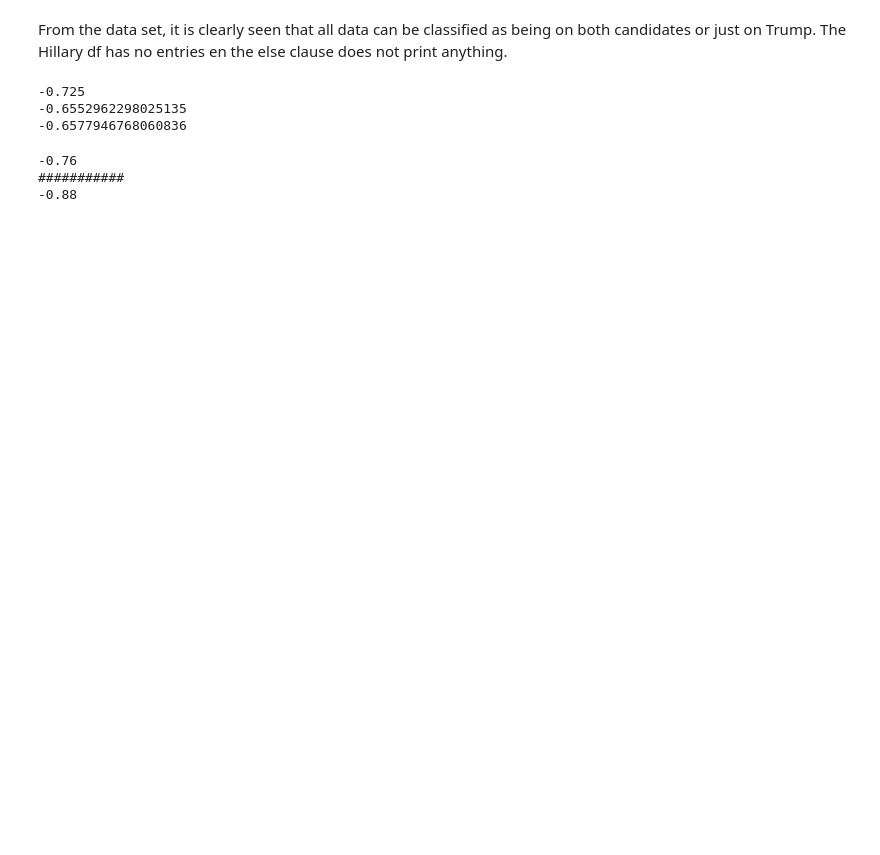
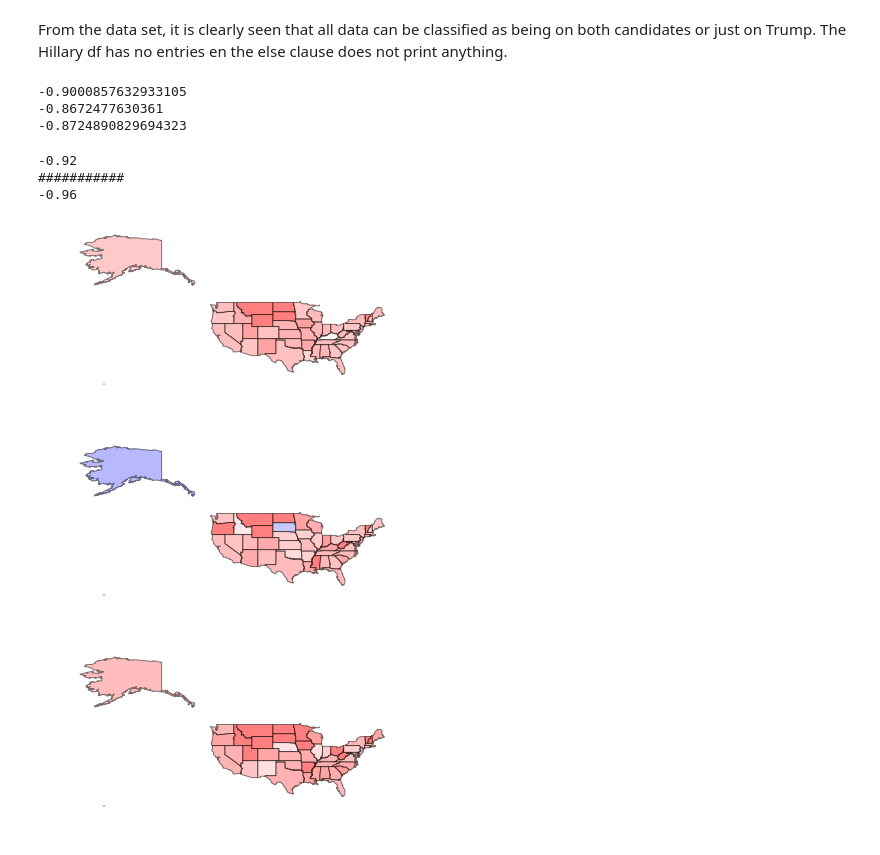
Before and after one commit to corne12345/FoDS1, a Jupyter notebook: Untitled.ipynb, the cells around one changed output. Saved outputs shown, nothing was run; the diff lists cells and outputs as text; code cells hidden in the pictures; blank space fills up the shorter version.

```diff
--- a/Untitled.ipynb
+++ b/Untitled.ipynb
@@ -136,5 +136,5 @@ def classifier_training(file):
 
     return classifier
 # %%
-classifier = classifier_training('sentiment.csv')
+classifier = classifier_training('sentiment_2.csv')
 # %% [output]
@@ -244,11 +232,11 @@ def candidates_to_states(df, transformation_dict = transform_dict):
 
 def score_per_state(dict_with_dfs):
     score_dict = {}
-    for key, values in temp.items():
-        score_dict[key] = score_per_selection(temp[key])
+    for key, values in dict_with_dfs.items():
+        score_dict[key] = score_per_selection(dict_with_dfs[key])
     return score_dict
 # %%
-df = loadTweets(length=5000)
+df = loadTweets(length=50000)
 both, trump, hillary = tweets_to_candidates(df)
 print(both.shape, trump.shape, hillary.shape)
 # %% [output]
@@ -262,9 +270,9 @@ print(score_per_selection(both))
 print(score_per_selection(trump))
 print(score_per_selection(hillary))
 # %% [output]
--0.725
--0.6552962298025135
--0.6577946768060836
+-0.9000857632933105
+-0.8672477630361
+-0.8724890829694323
 # %%
 trump_per_state = score_per_state(candidates_to_states(trump))
 hillary_per_state = score_per_state(candidates_to_states(hillary))
@@ -277,9 +285,9 @@ print('###########')
 hillary_test = candidates_to_states(hillary)['NY'].head(50)
 print(score_per_selection(hillary_test))
 # %% [output]
--0.76
+-0.92
 ###########
--0.88
+-0.96
 # %%
 import os
 from shapely.geometry import Polygon, MultiPolygon
@@ -293,7 +301,7 @@ def intensity_creator(dct):
     return dct[temp]
 
 
-def create_map(dct, colormap='YlOrRd'):
+def create_map(dct, colormap='bwr', diff=False):
     S_DIR = 'states_21basic/'
     BLUE = '#5599ff'
     cmap = plt.get_cmap(colormap) # Choose a colormap to be used to color
@@ -308,20 +316,30 @@ def create_map(dct, colormap='YlOrRd'):
 
         # Convert population to a proportion of the maximum value
         name = feature['properties']['STATE_ABBR']
-        try:
-            intensity = math.sqrt(dct[name] + 1 / 2)
-        except:
-            intensity = 0
+        if diff:
+            try:
+                if dct[name] > 0:
+                    intensity = 0.9999
+                else:
+                    intensity = 0
+            except:
+                intensity = 9999
+        elif not diff:
+            try:
+                intensity = 1- math.sqrt((dct[name] + 1)/2)
+
+            except:
+                intensity = 9999
 
         if geometry['type'] == 'Polygon':
             poly = geometry
-            ppatch = PolygonPatch(poly, fc=cmap(intensity), ec=BLUE,  alpha=1, zorder=2)
+            ppatch = PolygonPatch(poly, fc=cmap(intensity), ec='black',  alpha=0.5, zorder=2)
             ax.add_patch(ppatch)
 
         elif geometry['type'] == 'MultiPolygon':
             for polygon in geometry['coordinates'][0]:
                 poly = Polygon(polygon)
-                ppatch = PolygonPatch(poly, fc=cmap(intensity), ec=BLUE, alpha=1, zorder=2)
+                ppatch = PolygonPatch(poly, fc=cmap(intensity), ec='black', alpha=0.5, zorder=2)
                 ax.add_patch(ppatch)
         else:
             print('Don\'t know how to draw :', geometry['type'])
@@ -329,3 +347,11 @@ def create_map(dct, colormap='YlOrRd'):
     ax.axis('scaled')
     plt.axis('off')
     plt.show()
+# %%
+create_map(trump_per_state)
+create_map(hillary_per_state)
+create_map(both_per_state)
+# %% [output]
+[figure, added]
+[figure, added]
+[figure, added]
```
Also changed, not shown: parts of 4 cells of this notebook.
